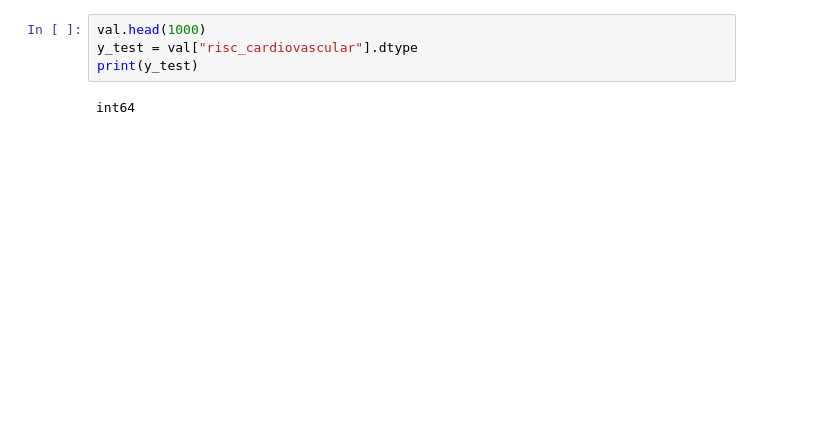
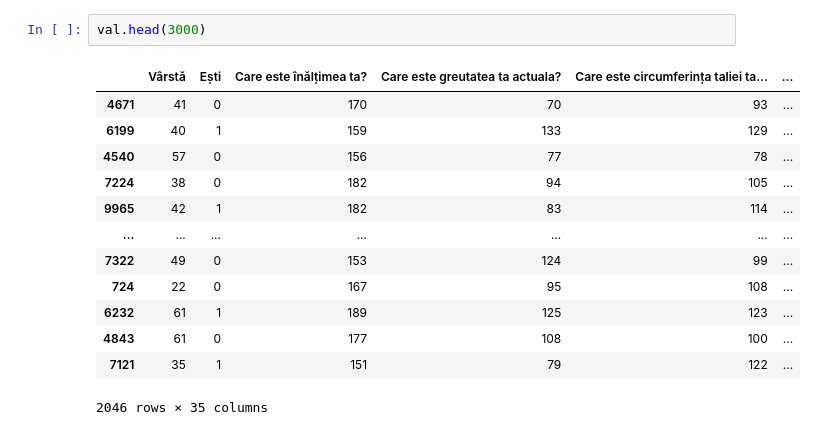
Before and after one commit to AndreiFat/TrainModel, a Jupyter notebook: data/Split Datasets.ipynb, the cells around one changed output. Drawn from its saved outputs; the diff is of its cells as text; blank space fills up the shorter version.

```diff
--- a/data/Split Datasets.ipynb
+++ b/data/Split Datasets.ipynb
@@ -167,7 +200,17 @@ int64
 # %%
-val.head(1000)
-y_test = val["risc_cardiovascular"].dtype
-print(y_test)
+val.head(3000)
 # %% [output]
+|  | Vârstă | Ești | Care este înălțimea ta? | Care este greutatea ta actuala? | Care este circumferința taliei ta... | ... |
+| 4671 | 41 | 0 | 170 | 70 | 93 | ... |
+| 6199 | 40 | 1 | 159 | 133 | 129 | ... |
+| 4540 | 57 | 0 | 156 | 77 | 78 | ... |
+| 7224 | 38 | 0 | 182 | 94 | 105 | ... |
+| 9965 | 42 | 1 | 182 | 83 | 114 | ... |
+| ... | ... | ... | ... | ... | ... | ... |
+| 7322 | 49 | 0 | 153 | 124 | 99 | ... |
+| 724 | 22 | 0 | 167 | 95 | 108 | ... |
+| 6232 | 61 | 1 | 189 | 125 | 123 | ... |
+| 4843 | 61 | 0 | 177 | 108 | 100 | ... |
+| 7121 | 35 | 1 | 151 | 79 | 122 | ... |
-int64
+2046 rows × 35 columns
 # %%
```
Also changed, not shown: parts of 3 cells of this notebook, 33 other files.
